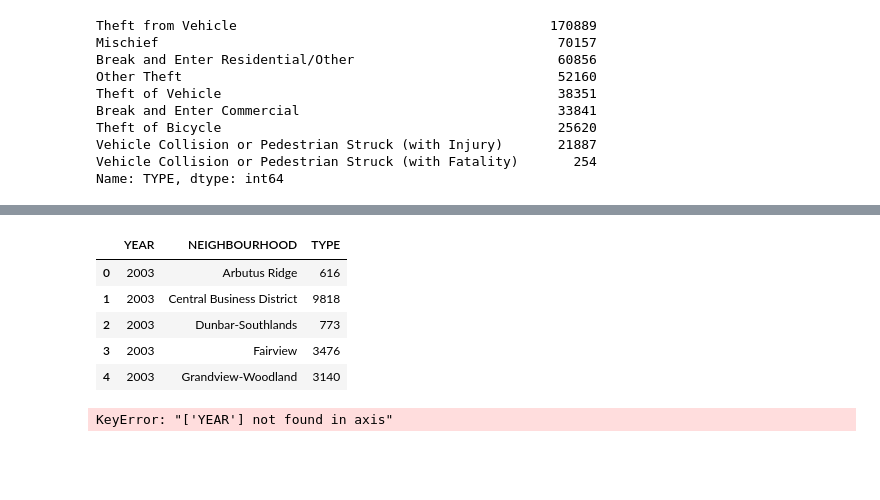
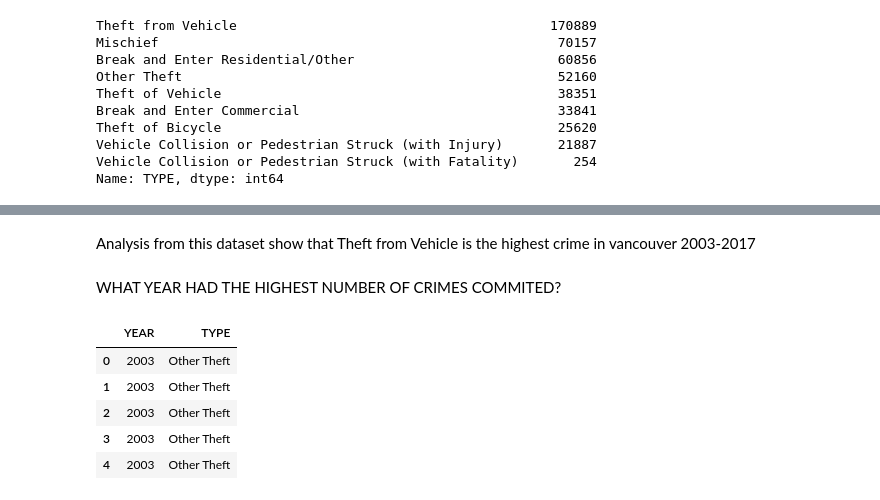
Before and after one commit to damolaosho/crime-analysis-vancouver, a Jupyter notebook: crime-analysis.ipynb, the cells around one changed output, grey strips where cells are left out. Cells and saved outputs as stored; diff of their text form; code cells hidden in the pictures; blank space fills up the shorter version.

```diff
--- a/crime-analysis.ipynb
+++ b/crime-analysis.ipynb
@@ -197,16 +179,4 @@ WHAT CRIMES AFECT NEIGHBOURHOODS THE MOST?
-# %%
-barplotavg = barplot.groupby(['YEAR', 'NEIGHBOURHOOD']).count().reset_index()
-barplotavg.head()
-# %% [output]
-|  | YEAR | NEIGHBOURHOOD | TYPE |
-| 0 | 2003 | Arbutus Ridge | 616 |
-| 1 | 2003 | Central Business District | 9818 |
-| 2 | 2003 | Dunbar-Southlands | 773 |
-| 3 | 2003 | Fairview | 3476 |
-| 4 | 2003 | Grandview-Woodland | 3140 |
-# %%
-barplotavg = barplotavg.drop('YEAR')
-barplotavg.columns = ['Neighbourhood', 'Avg']
-barplotavg = barplotavg.columns(['Neighbourhood'])['Avg'].mean()
-# %% [output]
-KeyError: "['YEAR'] not found in axis"
+# %% [markdown]
+Analysis from this dataset show that Theft from Vehicle is the highest crime in vancouver 2003-2017
+# %% [markdown]
+WHAT YEAR HAD THE HIGHEST NUMBER OF CRIMES COMMITED?
@@ -212,0 +185,9 @@ KeyError: "['YEAR'] not found in axis"
+# %%
+year.head()
+# %% [output]
+|  | YEAR | TYPE |
+| 0 | 2003 | Other Theft |
+| 1 | 2003 | Other Theft |
+| 2 | 2003 | Other Theft |
+| 3 | 2003 | Other Theft |
+| 4 | 2003 | Other Theft |
```
Also changed, not shown: parts of 6 cells of this notebook.
